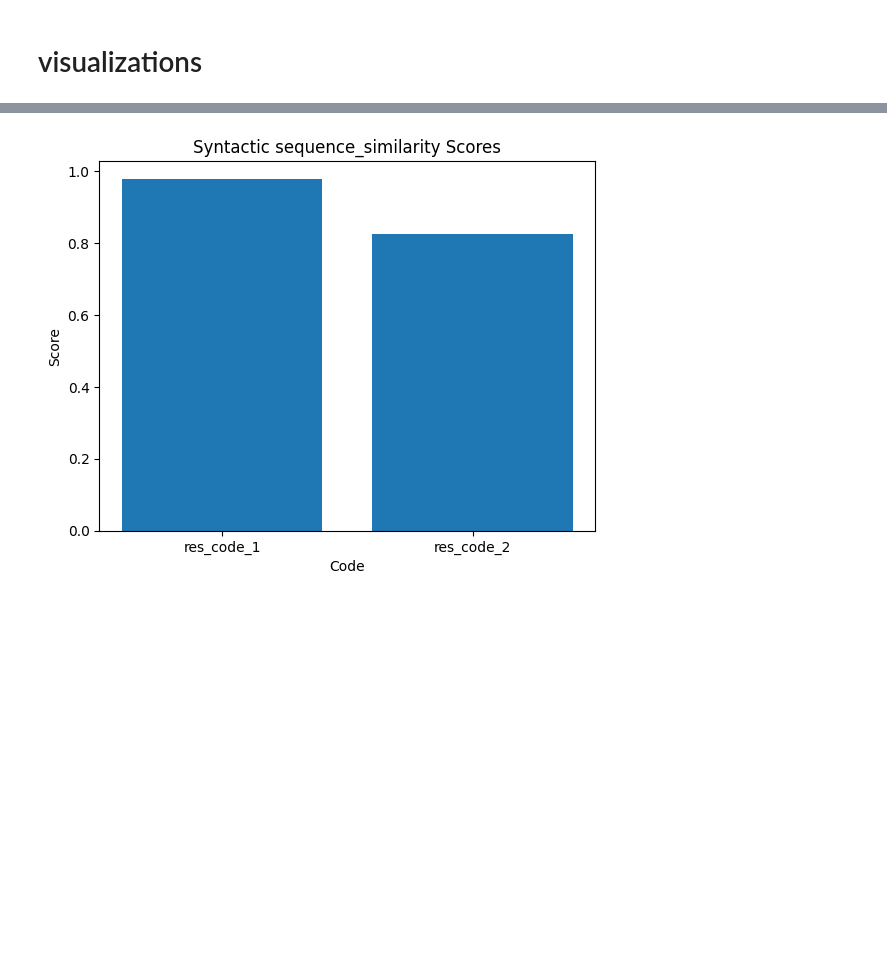
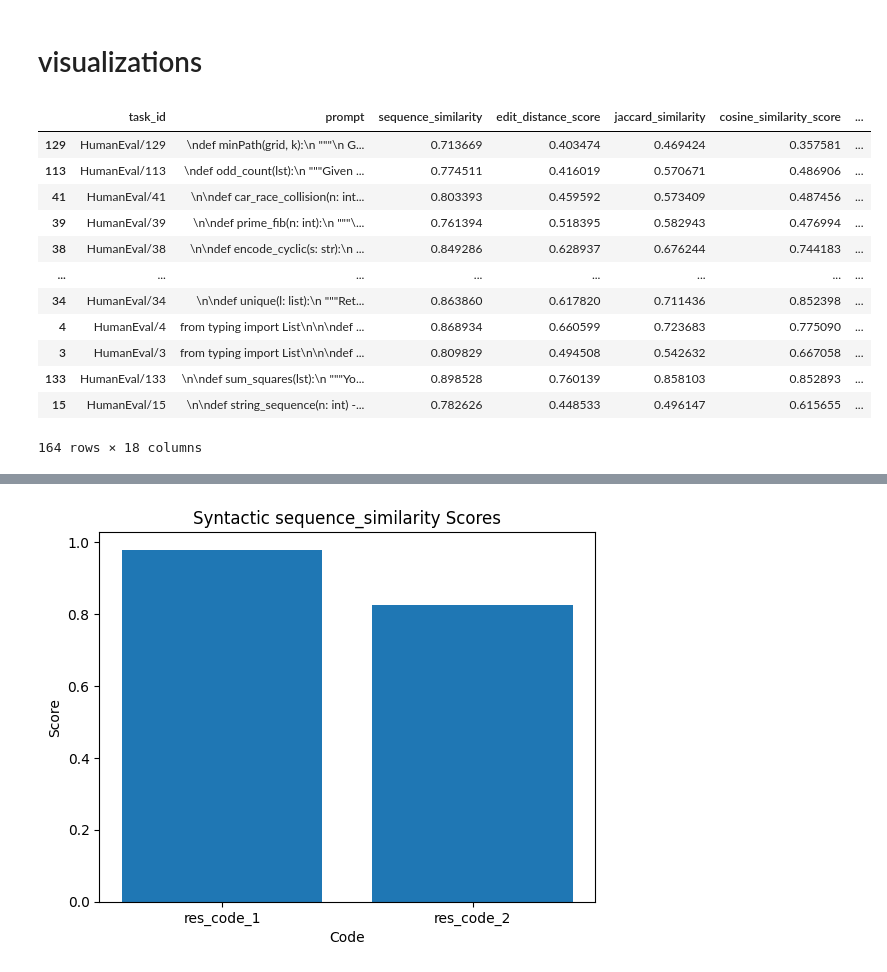
Before and after one commit to QEDady/LLM-Code-Verifier, a Jupyter notebook: testing.ipynb, the cells around one changed output, grey strips where cells are left out. Drawn from its saved outputs; the diff is of its cells as text; code cells hidden in the pictures; blank space fills up the shorter version.

```diff
--- a/testing.ipynb
+++ b/testing.ipynb
@@ -82,2 +82,25 @@ Scores generated successfully
 # %% [markdown]
 # visualizations
+# %%
+#read the csv file dataset_HumanEval_model_gpt-4-turbo-preview_n_5_tempr_0_temps_1_trial_1_sim_score.csv
+df = pd.read_csv("RESULTS/final scores/dataset_HumanEval_model_gpt-3.5-turbo_n_5_tempr_0_temps_1.5_trial_1_sim_score.csv")
+#add column to avg the pass rate
+df['avg_pass_rate'] = df[[f'pass_rate_{i}' for i in range(6)]].mean(axis=1)
+#sort by avg pass rate
+df = df.sort_values(by='avg_pass_rate',ascending=True)
+
+df
+# %% [output]
+|  | task_id | prompt | sequence_similarity | edit_distance_score | jaccard_similarity | cosine_similarity_score | ... |
+| 129 | HumanEval/129 | \ndef minPath(grid, k):\n """\n G... | 0.713669 | 0.403474 | 0.469424 | 0.357581 | ... |
+| 113 | HumanEval/113 | \ndef odd_count(lst):\n """Given ... | 0.774511 | 0.416019 | 0.570671 | 0.486906 | ... |
+| 41 | HumanEval/41 | \n\ndef car_race_collision(n: int... | 0.803393 | 0.459592 | 0.573409 | 0.487456 | ... |
+| 39 | HumanEval/39 | \n\ndef prime_fib(n: int):\n """\... | 0.761394 | 0.518395 | 0.582943 | 0.476994 | ... |
+| 38 | HumanEval/38 | \n\ndef encode_cyclic(s: str):\n ... | 0.849286 | 0.628937 | 0.676244 | 0.744183 | ... |
+| ... | ... | ... | ... | ... | ... | ... | ... |
+| 34 | HumanEval/34 | \n\ndef unique(l: list):\n """Ret... | 0.863860 | 0.617820 | 0.711436 | 0.852398 | ... |
+| 4 | HumanEval/4 | from typing import List\n\n\ndef ... | 0.868934 | 0.660599 | 0.723683 | 0.775090 | ... |
+| 3 | HumanEval/3 | from typing import List\n\n\ndef ... | 0.809829 | 0.494508 | 0.542632 | 0.667058 | ... |
+| 133 | HumanEval/133 | \n\ndef sum_squares(lst):\n """Yo... | 0.898528 | 0.760139 | 0.858103 | 0.852893 | ... |
+| 15 | HumanEval/15 | \n\ndef string_sequence(n: int) -... | 0.782626 | 0.448533 | 0.496147 | 0.615655 | ... |
+164 rows × 18 columns
```
Also changed, not shown: parts of 6 cells of this notebook, 7 other files.
